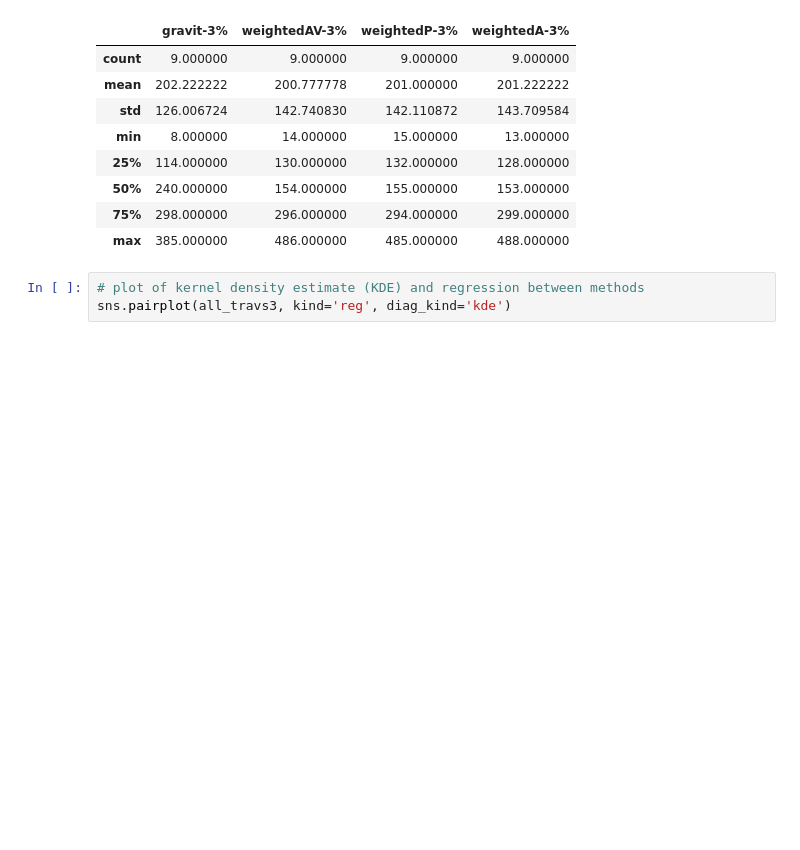
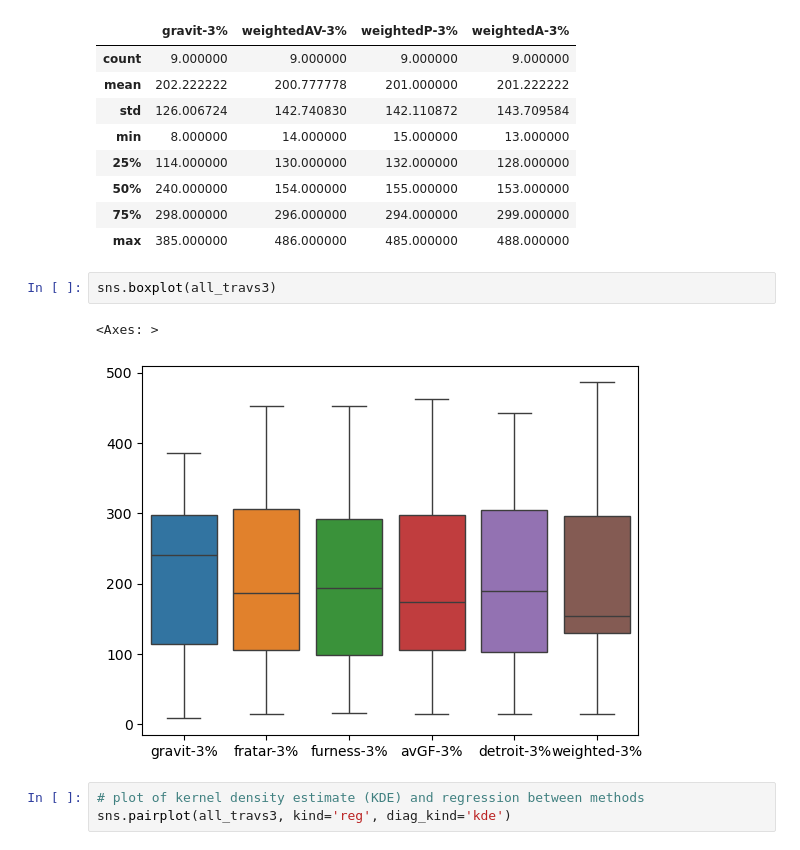
Before and after one commit to CristianColdea/transp_dem, a Jupyter notebook: transp_dem_stats.ipynb, the cells around one changed output. Saved outputs shown, nothing was run; the diff lists cells and outputs as text; blank space fills up the shorter version.

```diff
--- a/transp_dem_stats.ipynb
+++ b/transp_dem_stats.ipynb
@@ -665,6 +674,11 @@ wg_travs3.describe()
 | 50% | 240.000000 | 154.000000 | 155.000000 | 153.000000 |
 | 75% | 298.000000 | 296.000000 | 294.000000 | 299.000000 |
 | max | 385.000000 | 486.000000 | 485.000000 | 488.000000 |
+# %%
+sns.boxplot(all_travs3)
+# %% [output]
+<Axes: >
+[figure, added]
 # %%
 # plot of kernel density estimate (KDE) and regression between methods
 sns.pairplot(all_travs3, kind='reg', diag_kind='kde')
```
Also changed, not shown: parts of 10 cells of this notebook.
